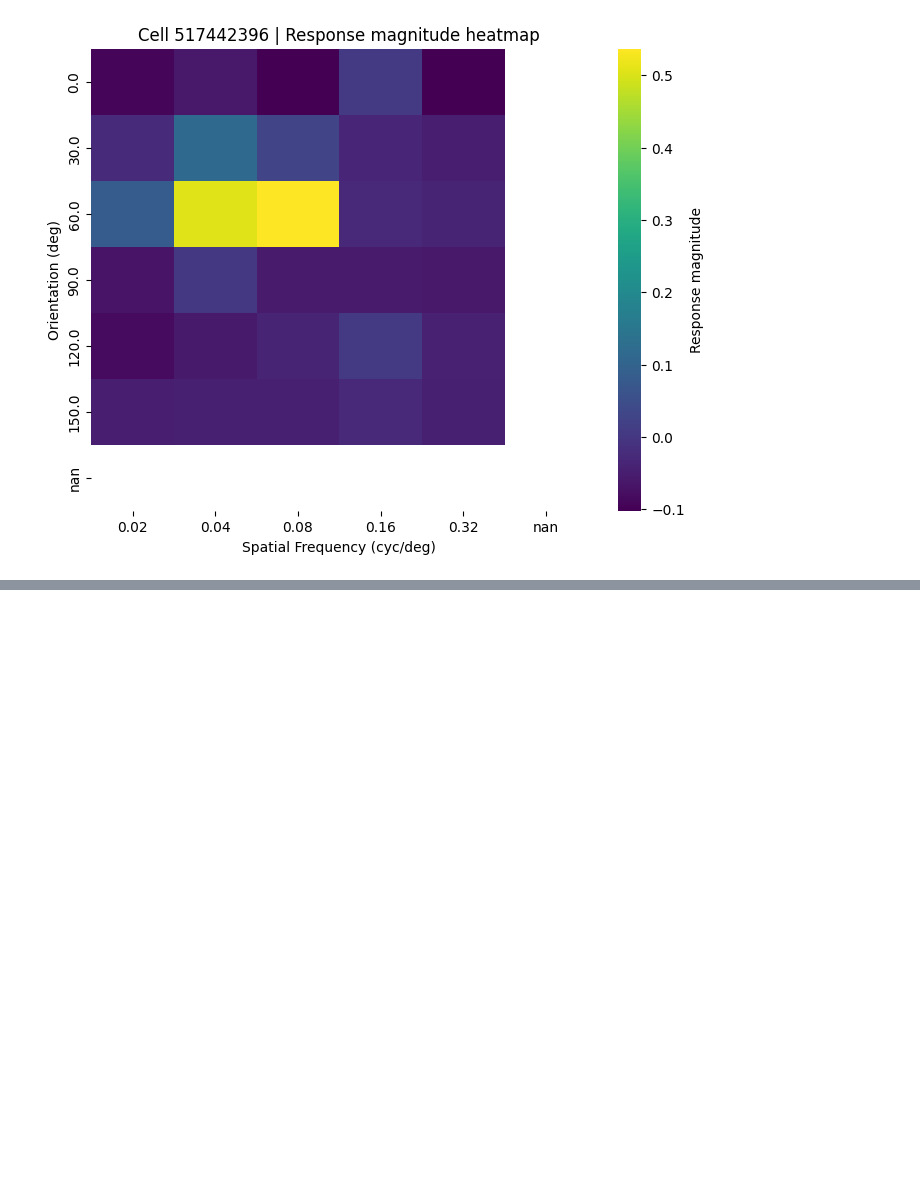
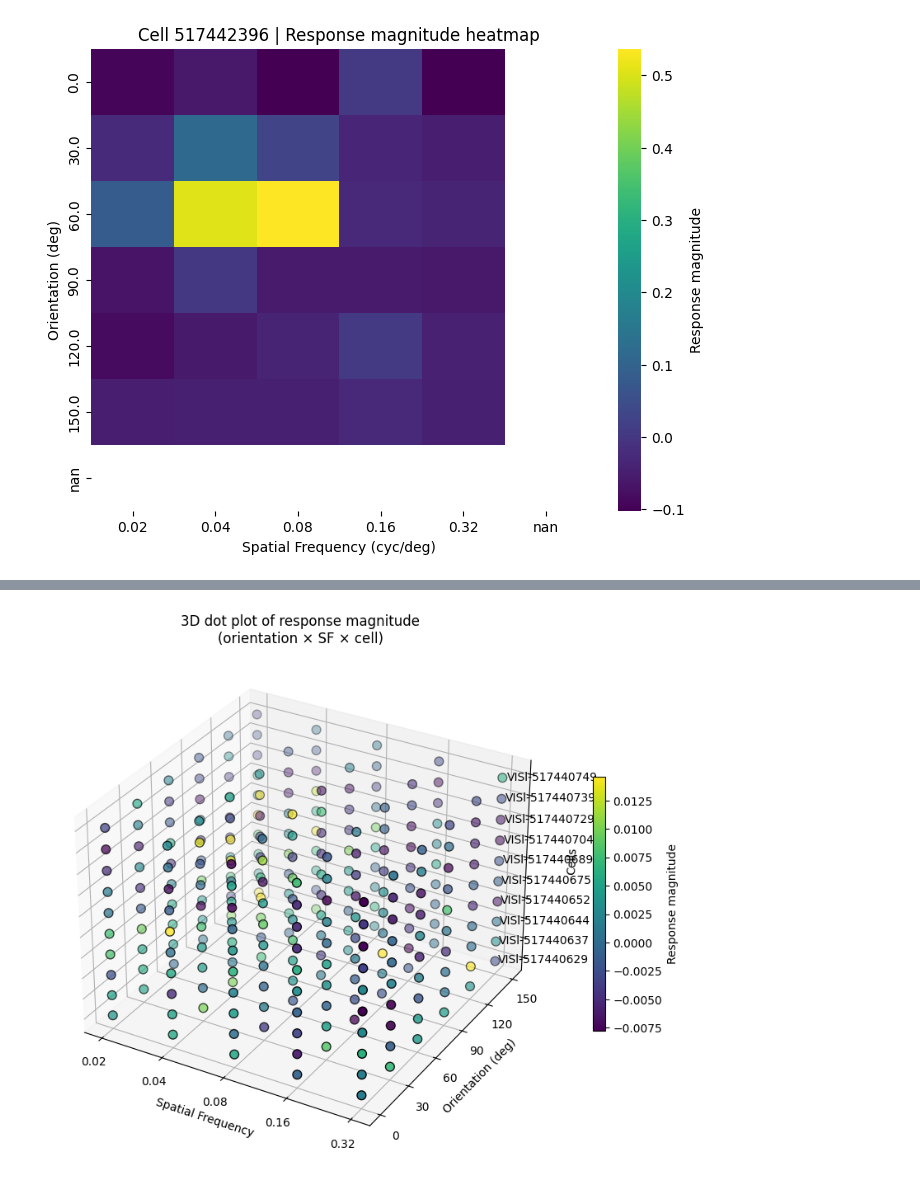
Before and after one commit to evelynn-rhodes/Kira_Lab_AllenSDK001, a Jupyter notebook: AllenSDK_DataAnalysis001_SingleCellAnalysis.ipynb, the cells around one changed output, grey strips where cells are left out. Cells and saved outputs as stored; diff of their text form; code cells hidden in the pictures; blank space fills up the shorter version.

```diff
--- a/AllenSDK_DataAnalysis001_SingleCellAnalysis.ipynb
+++ b/AllenSDK_DataAnalysis001_SingleCellAnalysis.ipynb
@@ -388,0 +359,62 @@ dir(dataset)
+# %%
+from mpl_toolkits.mplot3d import Axes3D
+import matplotlib.cm as cm
+
+fig = plt.figure(figsize=(12,8))
+ax = fig.add_subplot(111, projection="3d")
+
+# Choose a small subset of cells (to avoid overload in 3D)
+for k, (cid, label) in enumerate(zip(sorted_cell_ids[:10], sorted_labels[:10])):
+    _, dff_traces = dataset.get_dff_traces([cid])
+    trace = dff_traces[0]
+
+    # Build response matrix
+    response_matrix = np.zeros((len(orientations), len(sfs)))
+    for i, ori in enumerate(orientations):
+        for j, sf in enumerate(sfs):
+            subset_stim = stim_table[
+                (stim_table["orientation"] == ori) &
+                (stim_table["spatial_frequency"] == sf)
+            ]
+            if len(subset_stim) == 0:
+                response_matrix[i, j] = np.nan
+                continue
+            trial_responses = []
+            for _, trial in subset_stim.iterrows():
+                stim_start = times[int(trial["start"])]
+                stim_end   = times[int(trial["end"])]
+                mask = (times >= stim_start) & (times <= stim_end)
+                trial_trace = trace[mask]
+                baseline_mask = (times >= stim_start-1) & (times < stim_start)
+                baseline = np.mean(trace[baseline_mask]) if np.any(baseline_mask) else 0
+                trial_responses.append(np.mean(trial_trace)-baseline)
+            response_matrix[i, j] = np.mean(trial_responses)
+
+    # Flatten the matrix and scatter as points
+    X, Y = np.meshgrid(range(len(sfs)), range(len(orientations)))
+    Z = np.full_like(X, k)
+
+    values = response_matrix.flatten()
+    sc = ax.scatter(
+        X.flatten(), Y.flatten(), Z.flatten(),
+        c=values, cmap="viridis", s=60, edgecolor="k"
+    )
+
+# Axis labels and ticks
+ax.set_xticks(range(len(sfs)))
+ax.set_xticklabels([f"{sf:.2f}" for sf in sfs])
+ax.set_xlabel("Spatial Frequency")
+
+ax.set_yticks(range(len(orientations)))
+ax.set_yticklabels([f"{o:.0f}" for o in orientations])
+ax.set_ylabel("Orientation (deg)")
+
+ax.set_zticks(range(len(sorted_cell_ids[:10])))
+ax.set_zticklabels(sorted_labels[:10])
+ax.set_zlabel("Cells")
+
+plt.title("3D dot plot of response magnitude\n(orientation × SF × cell)")
+fig.colorbar(sc, ax=ax, shrink=0.5, label="Response magnitude")
+plt.show()
+# %% [output]
+[figure, added]
```
Also changed, not shown: parts of 9 cells of this notebook.
